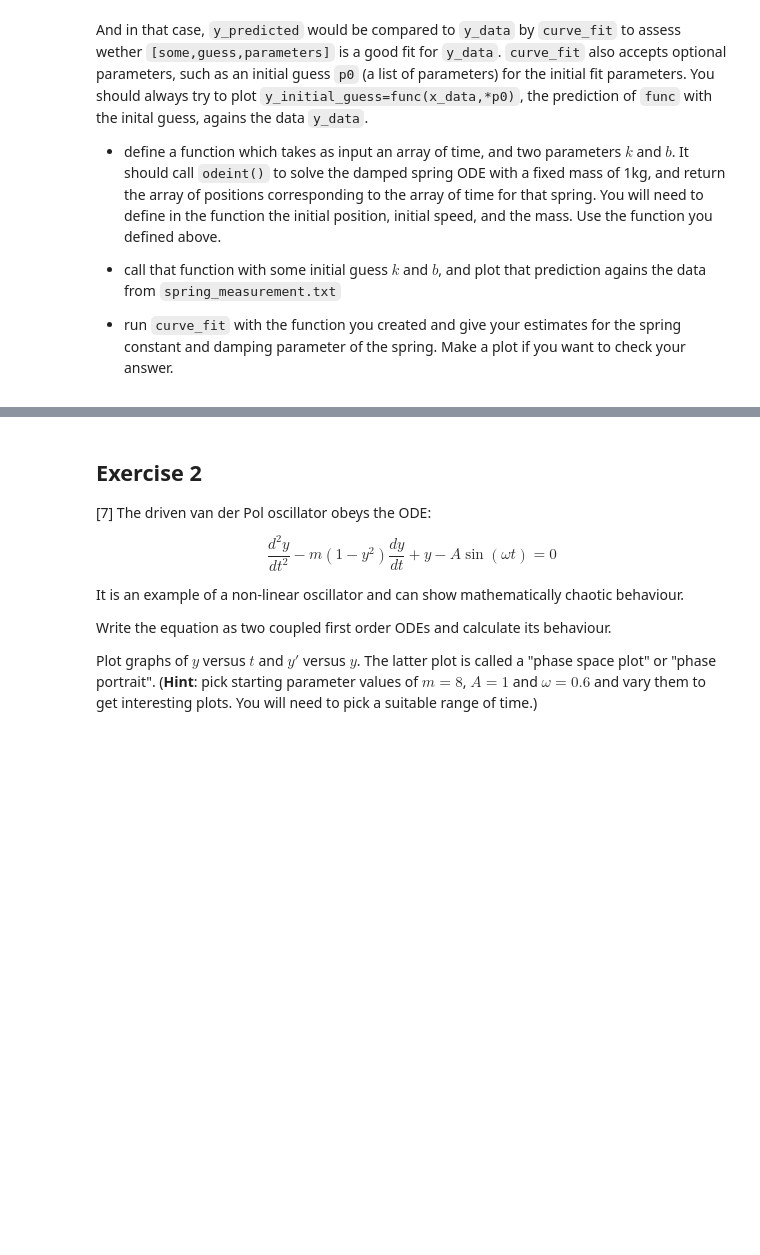
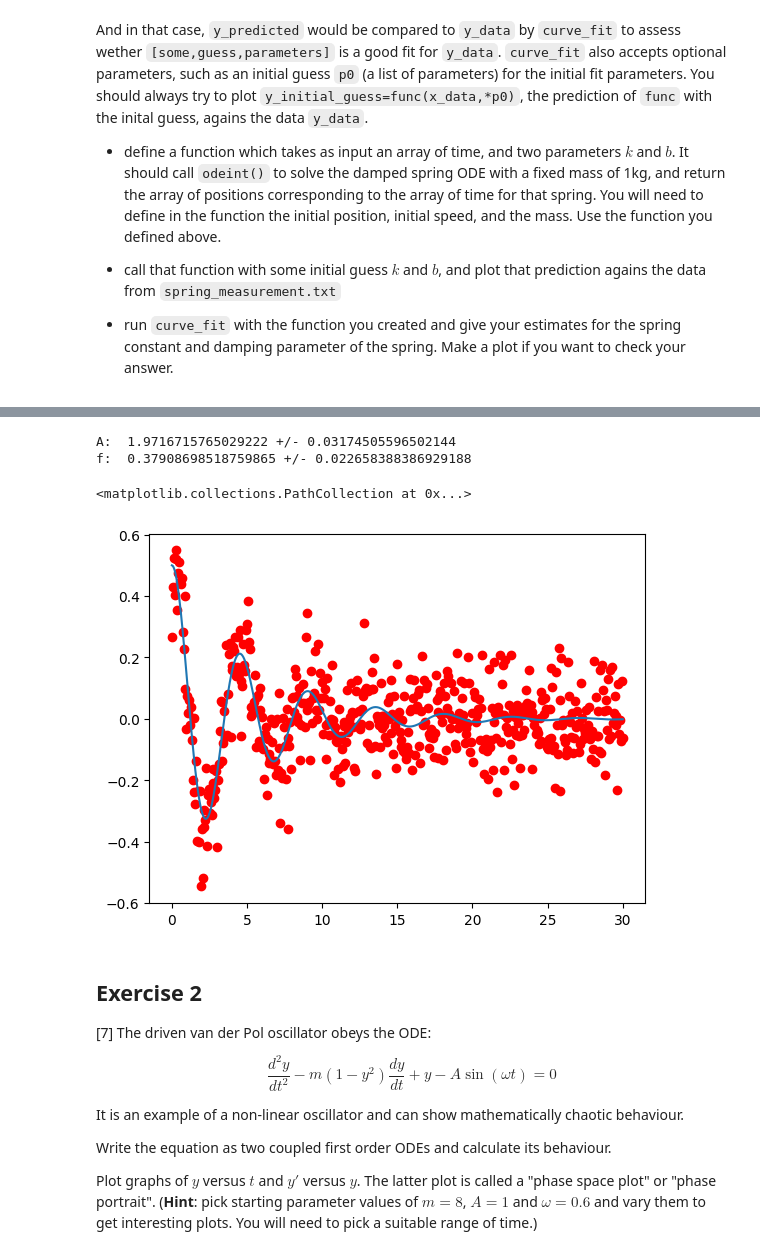
Before and after one commit to PX2145-2025/week-8-b-Morley-James, a Jupyter notebook: ODEs.ipynb, the cells around one changed output, grey strips where cells are left out. Drawn from its saved outputs; the diff is of its cells as text; code cells hidden in the pictures; blank space fills up the shorter version.

```diff
--- a/ODEs.ipynb
+++ b/ODEs.ipynb
@@ -295,3 +320,20 @@ plt.plot(t,y)
+# %%
+#optimise fit
+popt, pcov = curve_fit(f=Y, xdata=T, ydata=X, p0=p_guess)
+#print optimised parameters
+print ('A: ', popt[0], '+/-', np.sqrt(pcov.diagonal()[0]))
+print ('f: ', popt[1], '+/-', np.sqrt(pcov.diagonal()[1]))
+#plot optimised fit
+plt.plot(T,Y(T,*popt))
+plt.scatter(T,X, c="red")
+plt.xlabel("Time(s)")
+plt.ylabel("Displacement(m)")
+plt.show()
+# %% [output]
+A:  1.9716715765029222 +/- 0.03174505596502144
+f:  0.37908698518759865 +/- 0.022658388386929188
+<matplotlib.collections.PathCollection at 0x...>
+[figure, added]
 # %% [markdown]
 ## Exercise 2
 
```
Also changed, not shown: parts of 8 cells of this notebook.
